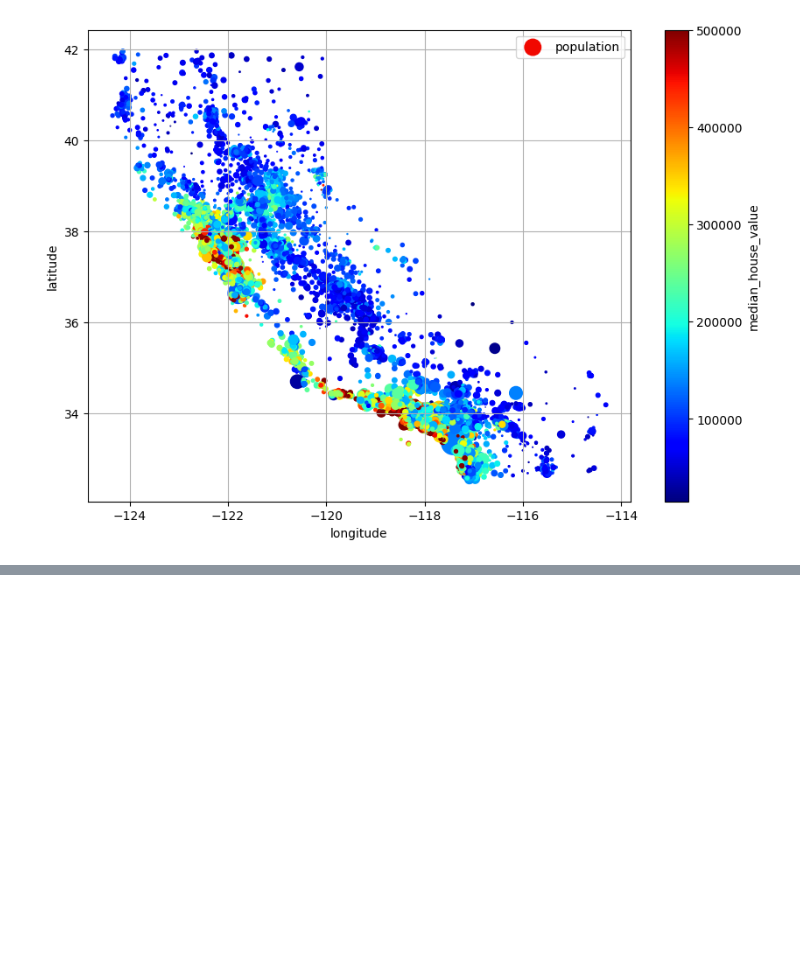
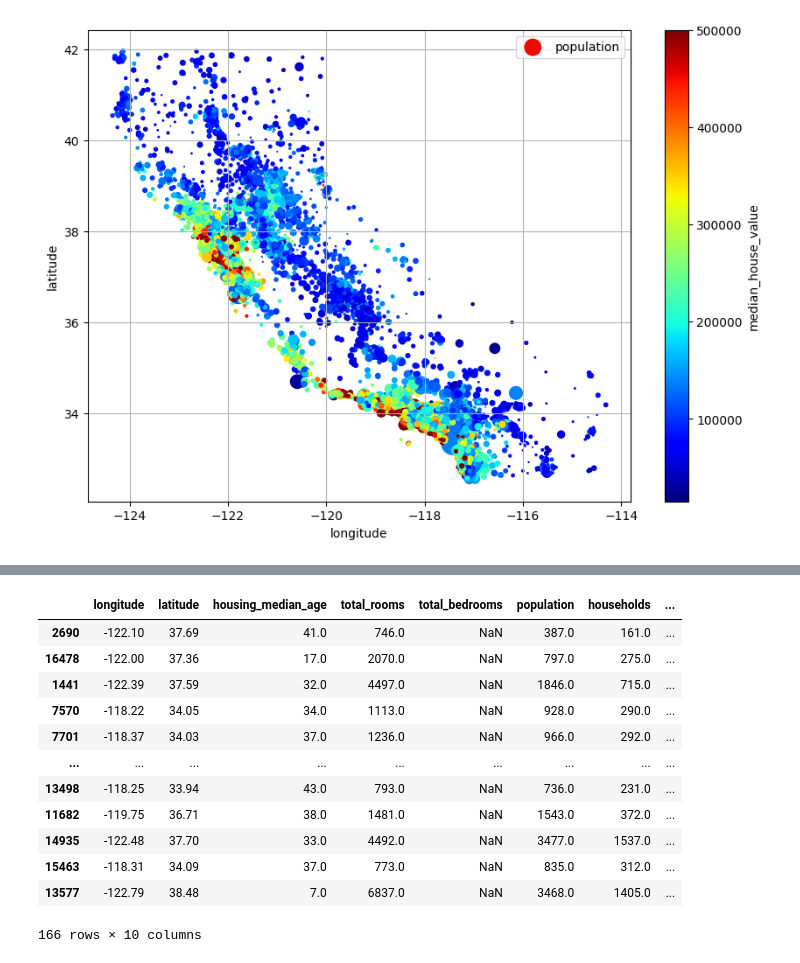
Before and after one commit to chinnumanju18/Chinnu-Manju, a Jupyter notebook: housing.ipynb, the cells around one changed output, grey strips where cells are left out. Cells and saved outputs as stored; diff of their text form; code cells hidden in the pictures; blank space fills up the shorter version.

```diff
--- a/housing.ipynb
+++ b/housing.ipynb
@@ -150,0 +187,17 @@ housing.plot(kind = 'scatter',
+# %%
+null_rows_idx=housing.isnull().any(axis=1)
+housing.loc[null_rows_idx]
+# %% [output]
+|  | longitude | latitude | housing_median_age | total_rooms | total_bedrooms | population | households | ... |
+| 2690 | -122.10 | 37.69 | 41.0 | 746.0 | NaN | 387.0 | 161.0 | ... |
+| 16478 | -122.00 | 37.36 | 17.0 | 2070.0 | NaN | 797.0 | 275.0 | ... |
+| 1441 | -122.39 | 37.59 | 32.0 | 4497.0 | NaN | 1846.0 | 715.0 | ... |
+| 7570 | -118.22 | 34.05 | 34.0 | 1113.0 | NaN | 928.0 | 290.0 | ... |
+| 7701 | -118.37 | 34.03 | 37.0 | 1236.0 | NaN | 966.0 | 292.0 | ... |
+| ... | ... | ... | ... | ... | ... | ... | ... | ... |
+| 13498 | -118.25 | 33.94 | 43.0 | 793.0 | NaN | 736.0 | 231.0 | ... |
+| 11682 | -119.75 | 36.71 | 38.0 | 1481.0 | NaN | 1543.0 | 372.0 | ... |
+| 14935 | -122.48 | 37.70 | 33.0 | 4492.0 | NaN | 3477.0 | 1537.0 | ... |
+| 15463 | -118.31 | 34.09 | 37.0 | 773.0 | NaN | 835.0 | 312.0 | ... |
+| 13577 | -122.79 | 38.48 | 7.0 | 6837.0 | NaN | 3468.0 | 1405.0 | ... |
+166 rows × 10 columns
```
Also changed, not shown: parts of 9 cells of this notebook.
